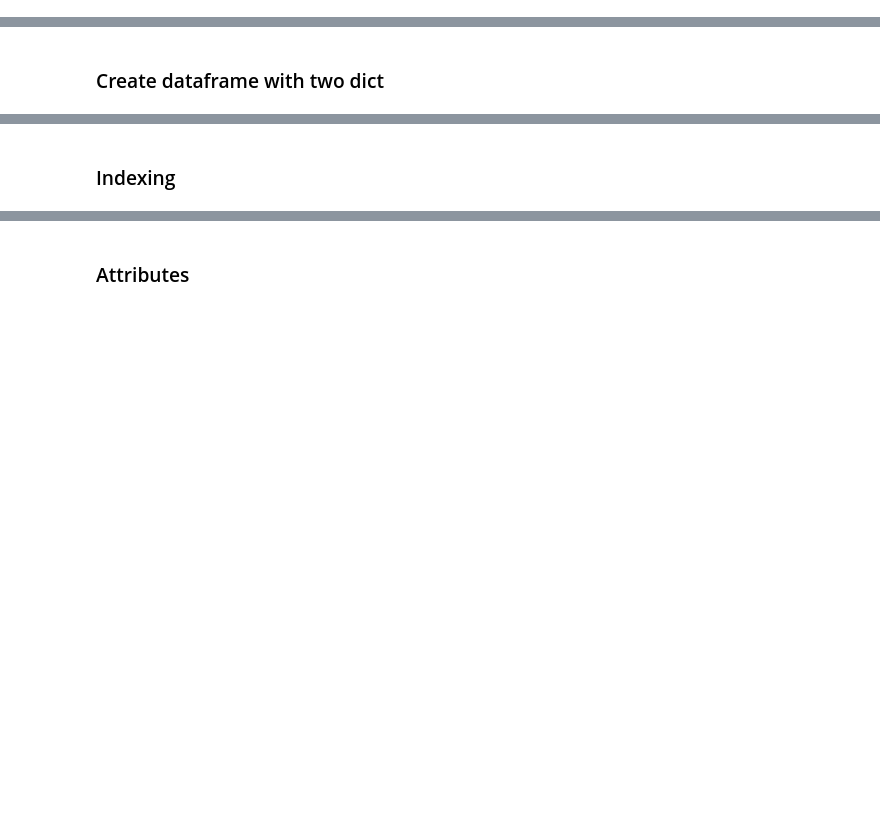
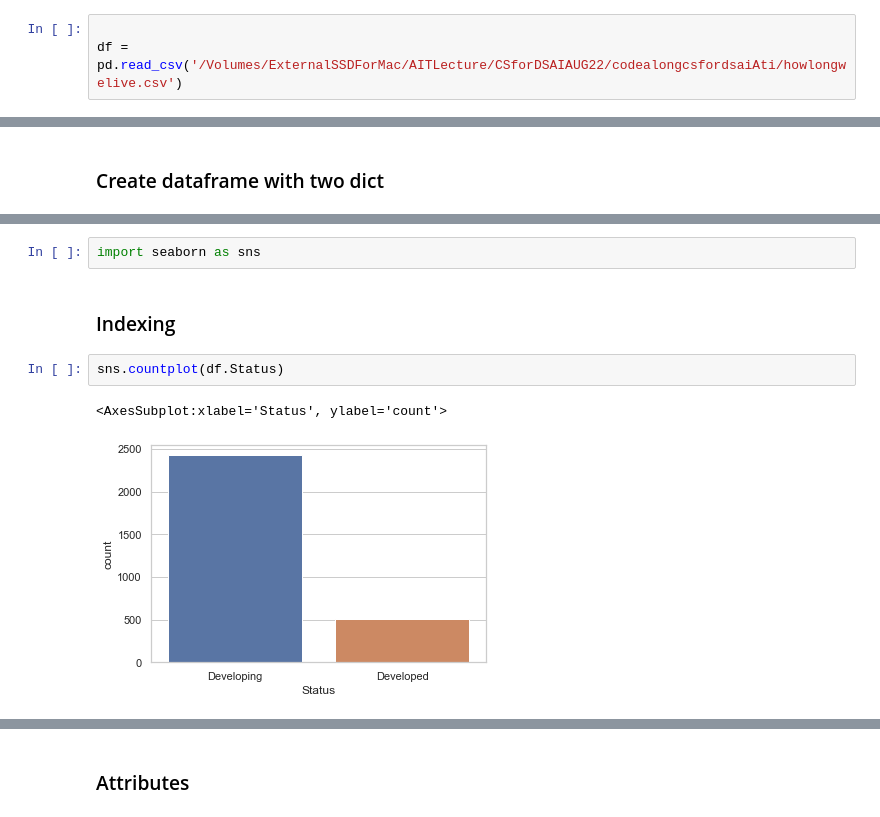
Before and after one commit to AtiChetsurakul/codealongcsfordsaiAti, a Jupyter notebook: Lectures/02-Data Science/code-along/Pandas.ipynb, the cells around one changed output, grey strips where cells are left out. Saved outputs shown, nothing was run; the diff lists cells and outputs as text; blank space fills up the shorter version.

Commit message:
pandas sns plot

```diff
--- a/Lectures/02-Data Science/code-along/Pandas.ipynb
+++ b/Lectures/02-Data Science/code-along/Pandas.ipynb
@@ -30,5 +30,8 @@ pd.__version__
 '1.4.3'
 # %% [markdown]
 ### Creating a series from numpy array
+# %%
+
+df = pd.read_csv('/Volumes/ExternalSSDForMac/AITLecture/CSforDSAIAUG22/codealongcsfordsaiAti/howlongwelive.csv')
 # %% [markdown]
 ### Attributes
@@ -51,2 +160,9 @@ DataFrame is an analog of a two-dimensional array with both flexible row indices
+# %%
+import seaborn as sns
 # %% [markdown]
 ### Indexing
+# %%
+sns.countplot(df.Status)
+# %% [output]
+<AxesSubplot:xlabel='Status', ylabel='count'>
+[figure, added]
```
Also changed, not shown: parts of 27 cells of this notebook, 2 other files.
